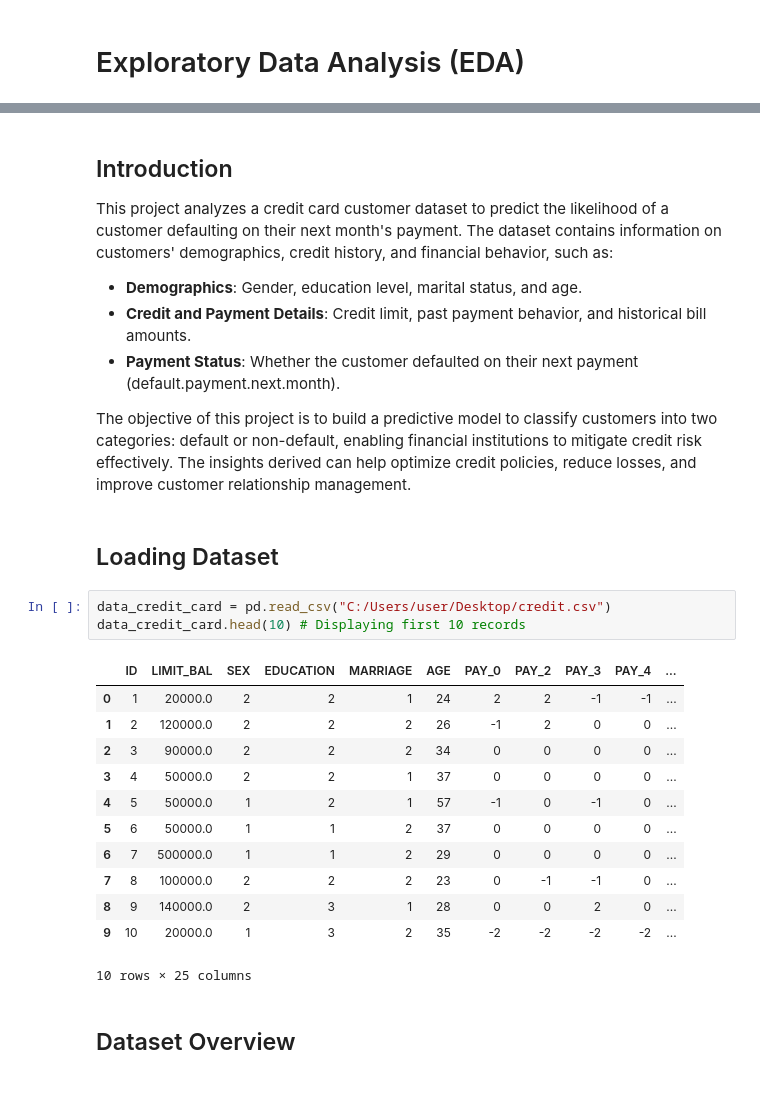
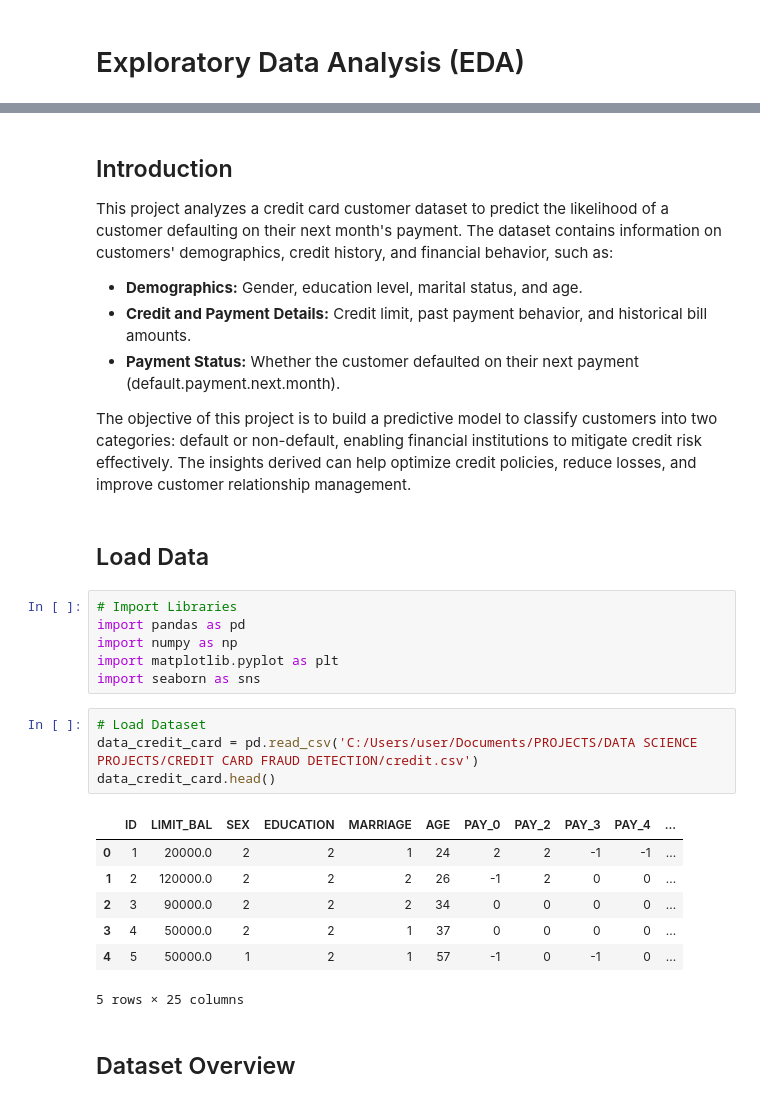
Before and after one commit to emekafelix243/Credit-card-fraud-detection, a Jupyter notebook: notebook/EDA.ipynb, the cells around one changed output, grey strips where cells are left out. Drawn from its saved outputs; the diff is of its cells as text.

Commit message:
Initial commit for Credit card Fraud detection project

```diff
--- a/CREDIT CARD FRAUD DETECTION MODELS.ipynb
+++ b/notebook/EDA.ipynb
@@ -20,30 +4,31 @@ from sklearn.metrics import classification_report, confusion_matrix, accuracy_sc
 ## Introduction
 
 This project analyzes a credit card customer dataset to predict the likelihood of a customer defaulting on their next month's payment. The dataset contains information on customers' demographics, credit history, and financial behavior, such as:
-
-* **Demographics**: Gender, education level, marital status, and age.
-* **Credit and Payment Details**: Credit limit, past payment behavior, and historical bill amounts.
-* **Payment Status**: Whether the customer defaulted on their next payment (default.payment.next.month).
+* **Demographics:** Gender, education level, marital status, and age.
+* **Credit and Payment Details:** Credit limit, past payment behavior, and historical bill amounts.
+* **Payment Status:** Whether the customer defaulted on their next payment (default.payment.next.month).
 
 The objective of this project is to build a predictive model to classify customers into two categories: default or non-default, enabling financial institutions to mitigate credit risk effectively. The insights derived can help optimize credit policies, reduce losses, and improve customer relationship management.
-# %% [markdown]
-## Loading Dataset
+# %% [markdown]
+## Load Data
+# %%
+# Import Libraries
+import pandas as pd
+import numpy as np
+import matplotlib.pyplot as plt
+import seaborn as sns
 # %%
-data_credit_card = pd.read_csv("C:/Users/user/Desktop/credit.csv")
-data_credit_card.head(10) # Displaying first 10 records
+# Load Dataset
+data_credit_card = pd.read_csv('C:/Users/user/Documents/PROJECTS/DATA SCIENCE PROJECTS/CREDIT CARD FRAUD DETECTION/credit.csv')
+data_credit_card.head()
 # %% [output]
 |  | ID | LIMIT_BAL | SEX | EDUCATION | MARRIAGE | AGE | PAY_0 | PAY_2 | PAY_3 | PAY_4 | ... |
 | 0 | 1 | 20000.0 | 2 | 2 | 1 | 24 | 2 | 2 | -1 | -1 | ... |
 | 1 | 2 | 120000.0 | 2 | 2 | 2 | 26 | -1 | 2 | 0 | 0 | ... |
 | 2 | 3 | 90000.0 | 2 | 2 | 2 | 34 | 0 | 0 | 0 | 0 | ... |
 | 3 | 4 | 50000.0 | 2 | 2 | 1 | 37 | 0 | 0 | 0 | 0 | ... |
 | 4 | 5 | 50000.0 | 1 | 2 | 1 | 57 | -1 | 0 | -1 | 0 | ... |
-| 5 | 6 | 50000.0 | 1 | 1 | 2 | 37 | 0 | 0 | 0 | 0 | ... |
-| 6 | 7 | 500000.0 | 1 | 1 | 2 | 29 | 0 | 0 | 0 | 0 | ... |
-| 7 | 8 | 100000.0 | 2 | 2 | 2 | 23 | 0 | -1 | -1 | 0 | ... |
-| 8 | 9 | 140000.0 | 2 | 3 | 1 | 28 | 0 | 0 | 2 | 0 | ... |
-| 9 | 10 | 20000.0 | 1 | 3 | 2 | 35 | -2 | -2 | -2 | -2 | ... |
-10 rows × 25 columns
+5 rows × 25 columns
 # %% [markdown]
 ## Dataset Overview
 # %%
```
Also changed, not shown: parts of 31 cells of this notebook, 28 other files.
